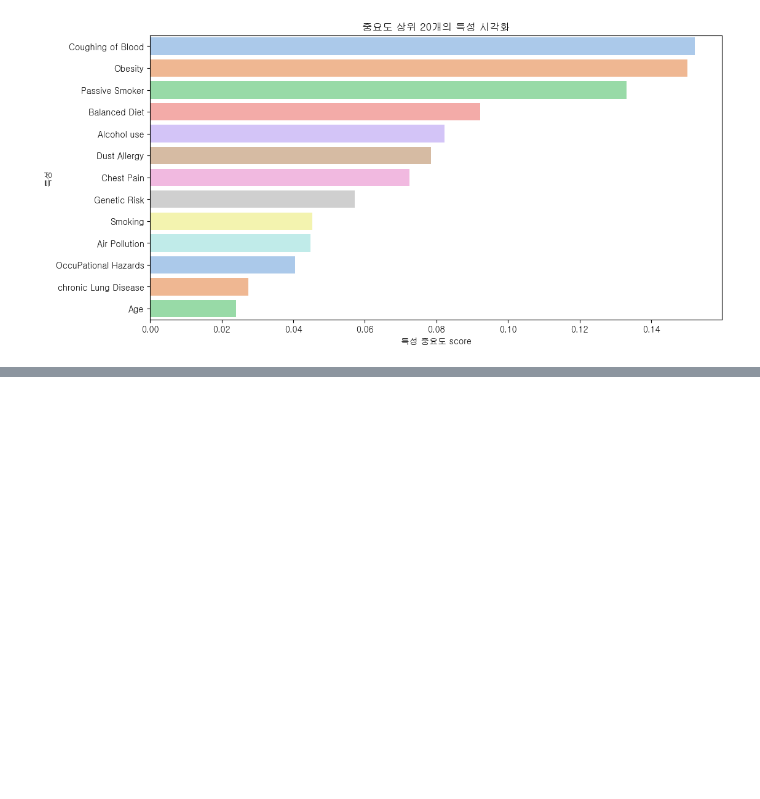
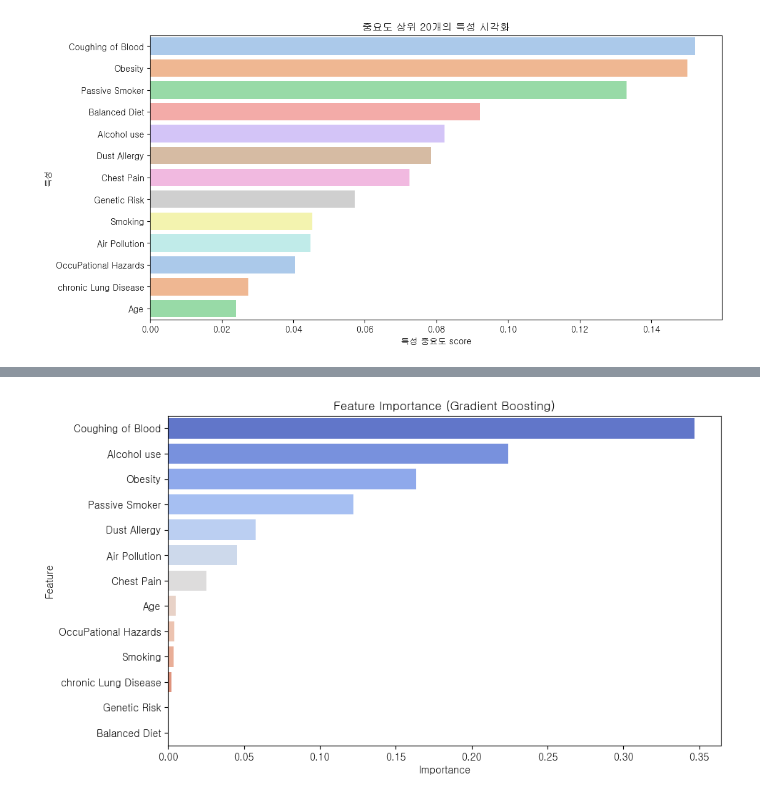
Before and after one commit to encore-SKN11/ML-3Team, a Jupyter notebook: ml_hyg.ipynb, the cells around one changed output, grey strips where cells are left out. Cells and saved outputs as stored; diff of their text form; code cells hidden in the pictures; blank space fills up the shorter version.

```diff
--- a/ml_hyg.ipynb
+++ b/ml_hyg.ipynb
@@ -575,0 +625,17 @@ plt.show()
+# %%
+# 특성 중요도 추출
+feature_importances = gb_clf.feature_importances_
+
+# 중요도를 DataFrame으로 변환 (특성 이름을 함께 표시)
+feat_importance_df = pd.DataFrame({
+    'Feature': X_train.columns,
+    'Importance': feature_importances
+}).sort_values(by='Importance', ascending=False)
+
+# 중요도 시각화
+plt.figure(figsize=(10, 6))
+sns.barplot(x='Importance', y='Feature', data=feat_importance_df, palette="coolwarm")
+plt.title("Feature Importance (Gradient Boosting)")
+plt.show()
+# %% [output]
+[figure, added]
```
Also changed, not shown: parts of 6 cells of this notebook.
